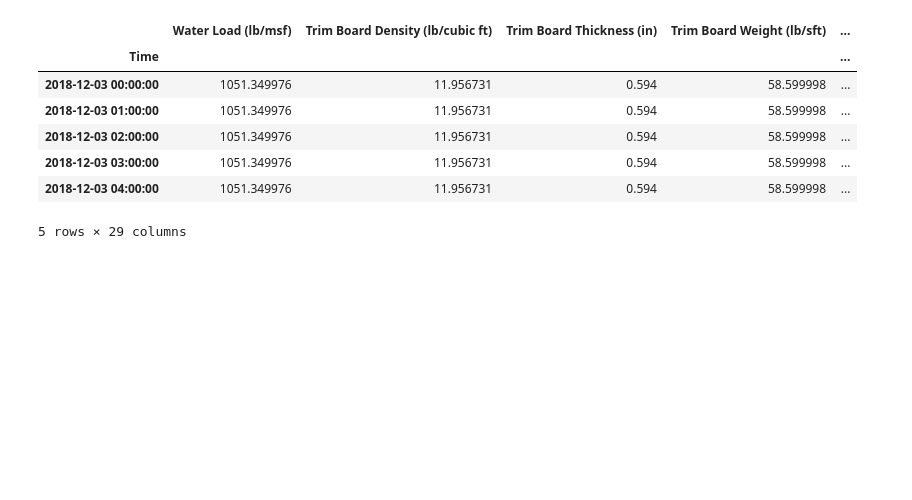
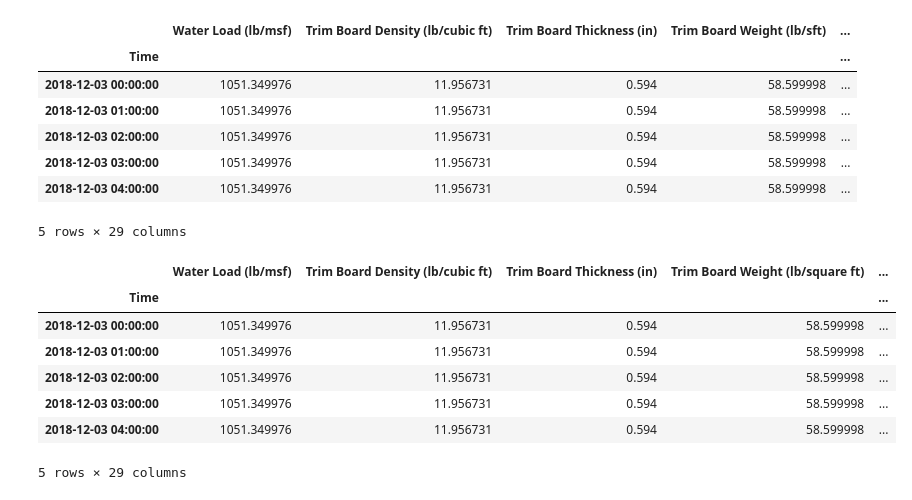
Before and after one commit to gillespilon/noob, a Jupyter notebook: column_operations.ipynb, the cells around one changed output. Cells and saved outputs as stored; diff of their text form; code cells hidden in the pictures; blank space fills up the shorter version.

Commit message:
Rename columns with a list.

```diff
--- a/column_operations.ipynb
+++ b/column_operations.ipynb
@@ -101,3 +101,20 @@ df.head()
 | 2018-12-03 03:00:00 | 1051.349976 | 11.956731 | 0.594 | 58.599998 | ... |
 | 2018-12-03 04:00:00 | 1051.349976 | 11.956731 | 0.594 | 58.599998 | ... |
 5 rows × 29 columns
+# %%
+# Rename multiple columns using a list.
+NEW_NAMES = {"Trim Board Weight (lb/sft)": "Trim Board Weight (lb/square ft)"}
+df.rename(index=str,
+          columns=NEW_NAMES,
+          inplace=True)
+# %%
+df.head()
+# %% [output]
+|  | Water Load (lb/msf) | Trim Board Density (lb/cubic ft) | Trim Board Thickness (in) | Trim Board Weight (lb/square ft) | ... |
+| Time |  |  |  |  | ... |
+| 2018-12-03 00:00:00 | 1051.349976 | 11.956731 | 0.594 | 58.599998 | ... |
+| 2018-12-03 01:00:00 | 1051.349976 | 11.956731 | 0.594 | 58.599998 | ... |
+| 2018-12-03 02:00:00 | 1051.349976 | 11.956731 | 0.594 | 58.599998 | ... |
+| 2018-12-03 03:00:00 | 1051.349976 | 11.956731 | 0.594 | 58.599998 | ... |
+| 2018-12-03 04:00:00 | 1051.349976 | 11.956731 | 0.594 | 58.599998 | ... |
+5 rows × 29 columns
```
